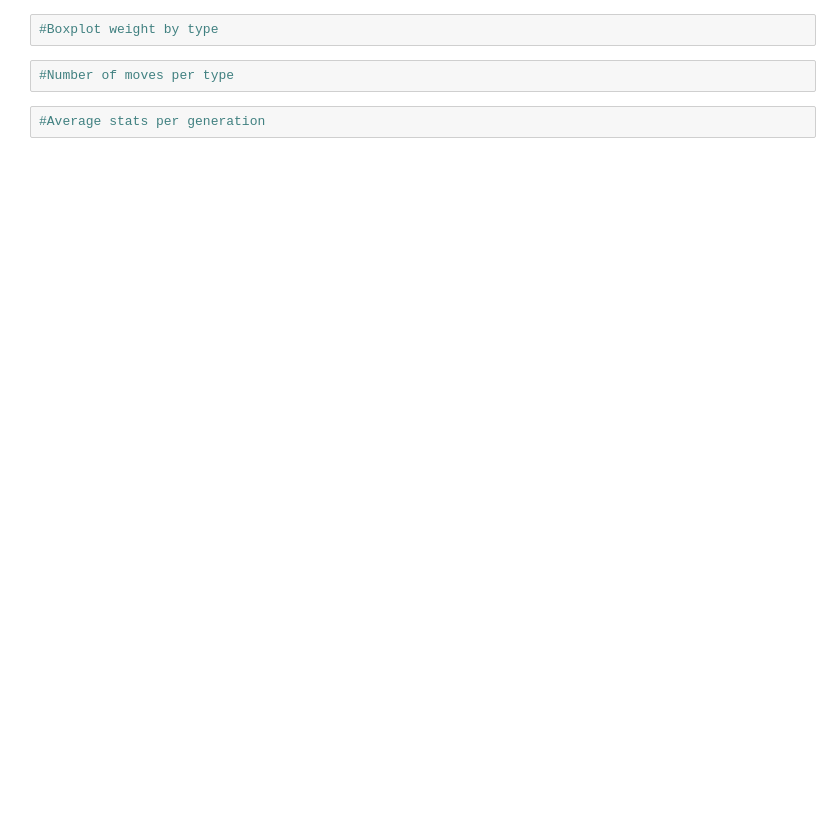
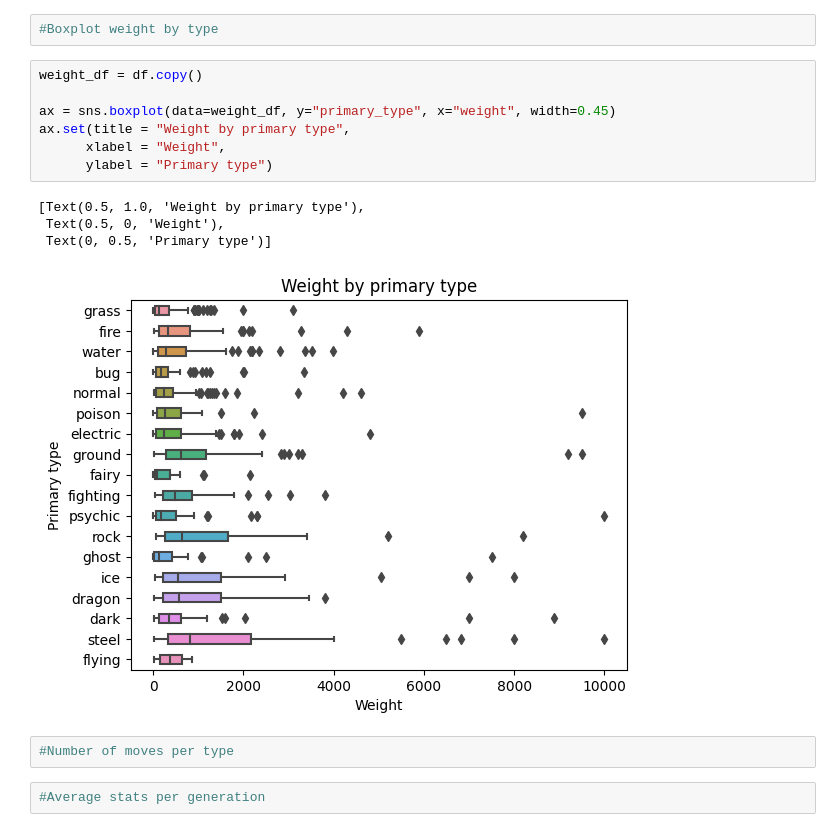
Before and after one commit to Gadomskyy/pokemon-data-analyzer, a Jupyter notebook: charts.ipynb, the cells around one changed output. Saved outputs shown, nothing was run; the diff lists cells and outputs as text; blank space fills up the shorter version.

```diff
--- a/charts.ipynb
+++ b/charts.ipynb
@@ -42,5 +54,17 @@ ax = sns.heatmap(cross_tab, annot=True, cmap='coolwarm', fmt='d', vmin=0, vmax=8
 # %%
 #Boxplot weight by type
+# %%
+weight_df = df.copy()
+
+ax = sns.boxplot(data=weight_df, y="primary_type", x="weight", width=0.45)
+ax.set(title = "Weight by primary type",
+      xlabel = "Weight",
+      ylabel = "Primary type")
+# %% [output]
+[Text(0.5, 1.0, 'Weight by primary type'),
+ Text(0.5, 0, 'Weight'),
+ Text(0, 0.5, 'Primary type')]
+[figure, added]
 # %%
 #Number of moves per type
 # %%
```
Also changed, not shown: parts of 3 cells of this notebook.
